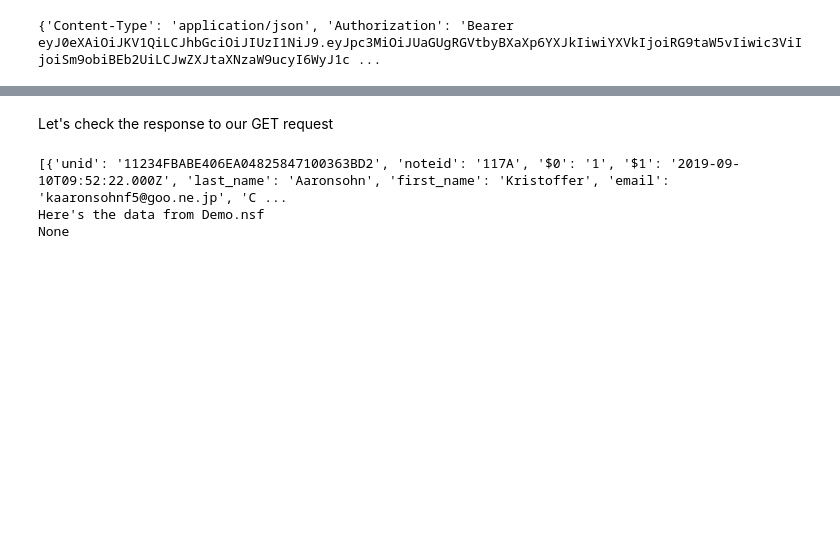
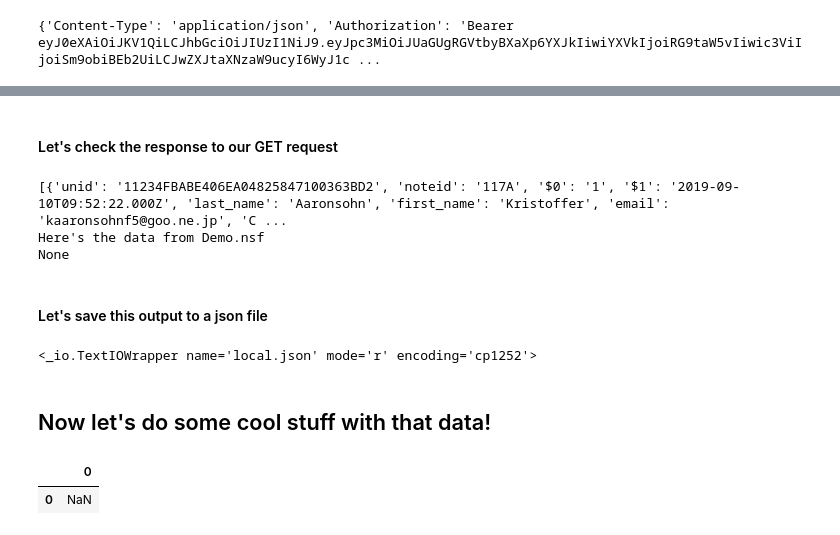
Before and after one commit to PamelaSergio/Domino-with-Jupyter, a Jupyter notebook: projectkeepapi.ipynb, the cells around one changed output, grey strips where cells are left out. Drawn from its saved outputs; the diff is of its cells as text; code cells hidden in the pictures; blank space fills up the shorter version.

```diff
--- a/projectkeepapi.ipynb
+++ b/projectkeepapi.ipynb
@@ -60,7 +64,7 @@ def get_db_data():
     else:
         return None
 # %% [markdown]
-Let's check the response to our GET request
+#### Let's check the response to our GET request
 # %%
 database_output = get_db_data()
 
@@ -71,3 +75,26 @@ print (database_output)
 [{'unid': '11234FBABE406EA04825847100363BD2', 'noteid': '117A', '$0': '1', '$1': '2019-09-10T09:52:22.000Z', 'last_name': 'Aaronsohn', 'first_name': 'Kristoffer', 'email': 'kaaronsohnf5@goo.ne.jp', 'C ...
 Here's the data from Demo.nsf
 None
+# %% [markdown]
+#### Let's save this output to a json file
+# %%
+with open('local.json', 'w') as json_file:
+    json.dump(database_output, json_file)
+
+#Confirm file is available to read
+demo_data = open('local.json', 'r')
+print (demo_data)
+# %% [output]
+<_io.TextIOWrapper name='local.json' mode='r' encoding='cp1252'>
+# %% [markdown]
+## Now let's do some cool stuff with that data!
+# %%
+from pandas.io.json import json_normalize
+
+#demo_data = json_normalize(database_output[''])
+#demo_data.head(5)
+df = pd.read_json('local.json', lines=True)
+df.head(10)
+# %% [output]
+|  | 0 |
+| 0 | NaN |
```
Also changed, not shown: parts of 7 cells of this notebook.
